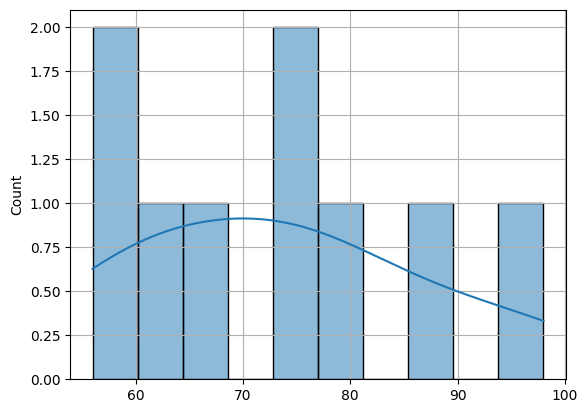
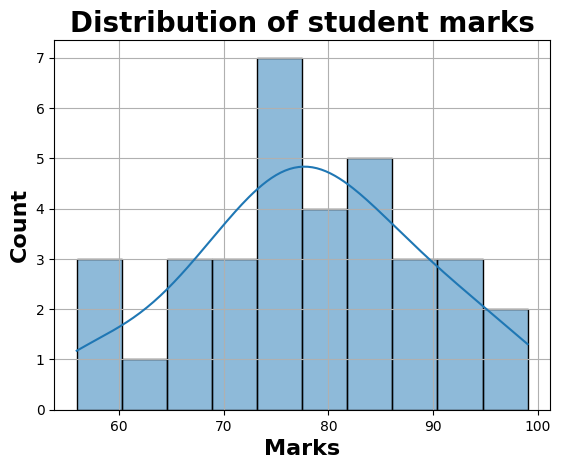
Unified diff of the notebook cell whose output changed from the first chart to the second:
--- before
+++ after
@@ -1,4 +1,12 @@
-Marks = [ 56,67,98,78,75,58,89,76,64,]
+Marks = [ 56,67,98,78,75,58,89,76,64,68,87,88,57,69,92,93,94,67,84,83,81,82,85,75,76,77,84,72,74,99,77,78,79,70]
 sns.histplot(Marks, kde=True, bins=10)
 plt.grid()
+plt.title("Distribution of student marks", fontsize= 20, fontweight = "bold")
+plt.xlabel("Marks", fontsize=16, fontweight= "bold")
+plt.ylabel("Count",fontsize=16, fontweight= "bold")
+plt.show()
 
+skewness_value= skew(Marks)
+print("Skewness is", skewness_value)
+plt.text(60,3,f'Skewness= {skewness_value}', fontsize= 16)
+

Commit: Day13 done